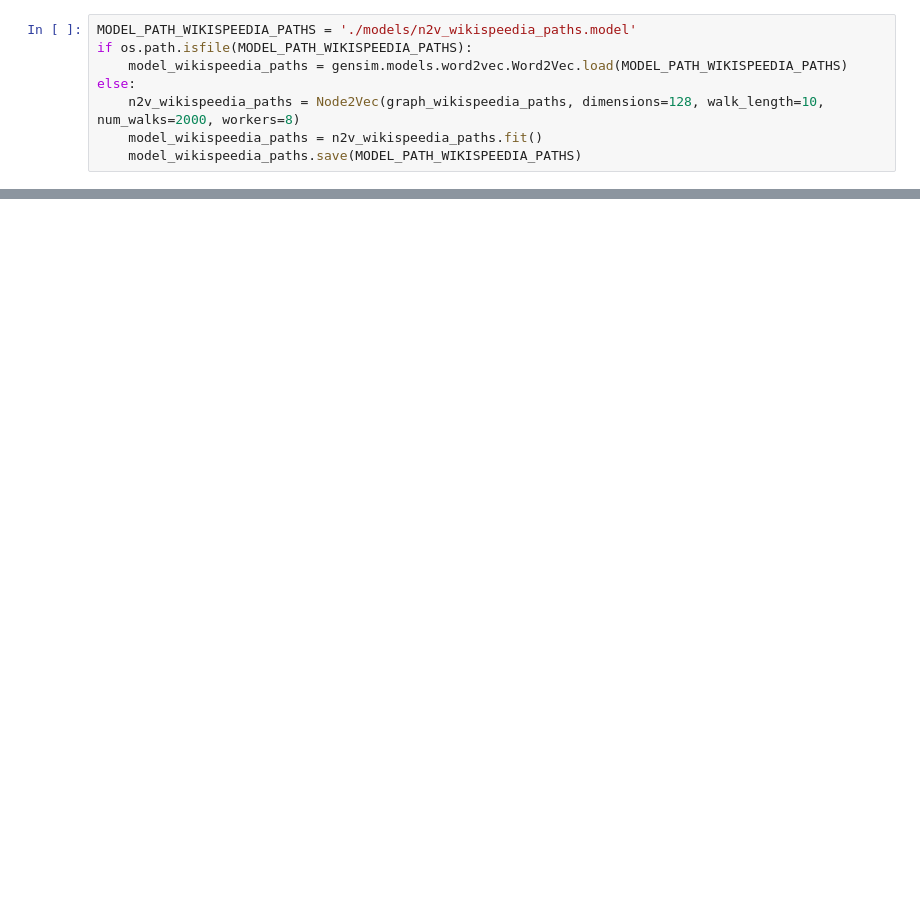
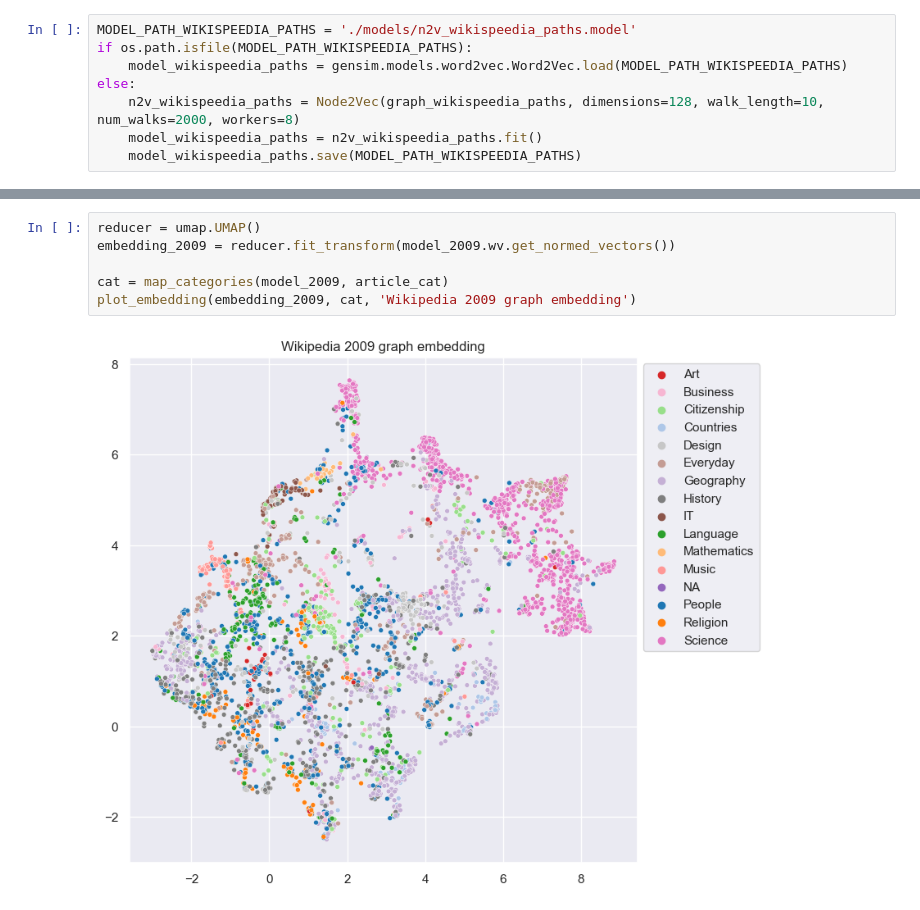
Before and after one commit to epfl-ada/ada-2022-project-deadmaus, a Jupyter notebook: graph_analysis.ipynb, the cells around one changed output, grey strips where cells are left out. Cells and saved outputs as stored; diff of their text form; blank space fills up the shorter version.

```diff
--- a/graph_analysis.ipynb
+++ b/graph_analysis.ipynb
@@ -118,0 +132,8 @@ sns.move_legend(ax, "upper left", bbox_to_anchor=(1, 1))
+# %%
+reducer = umap.UMAP()
+embedding_2009 = reducer.fit_transform(model_2009.wv.get_normed_vectors())
+
+cat = map_categories(model_2009, article_cat)
+plot_embedding(embedding_2009, cat, 'Wikipedia 2009 graph embedding')
+# %% [output]
+[figure, added]
```
Also changed, not shown: parts of 14 cells of this notebook.
